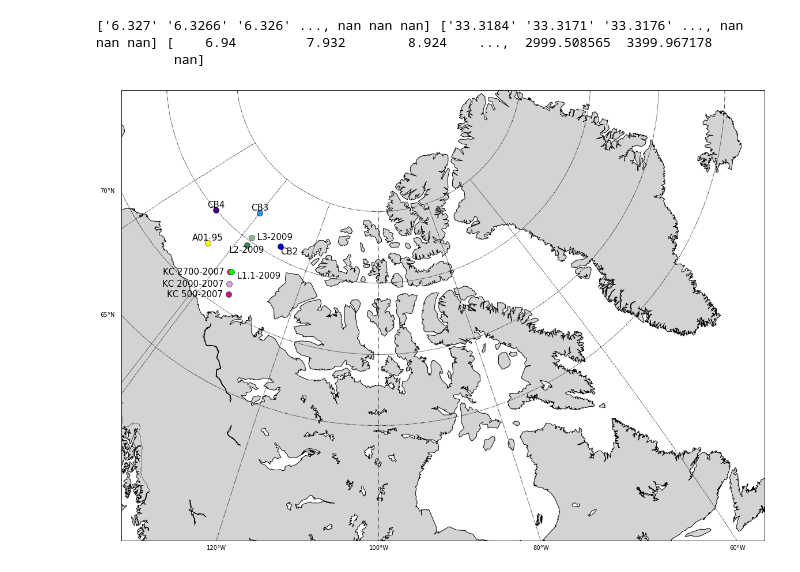
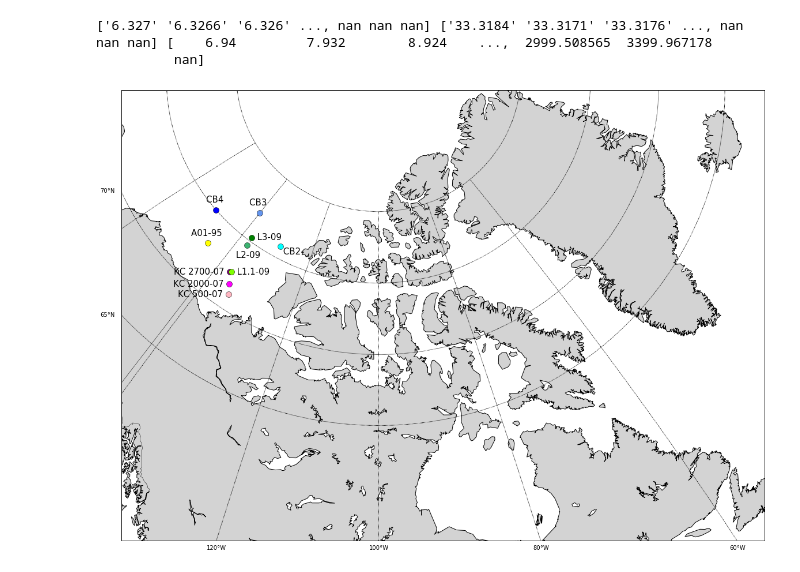
Before and after one commit to UBC-MOAD/analysis-melanie, a Jupyter notebook: notebooks/Geotraces2015data/Geotraces2015data-PaThStations-CBcompar_MAP.ipynb, the cells around one changed output. Saved outputs shown, nothing was run; the diff lists cells and outputs as text; code cells hidden in the pictures.

```diff
--- a/notebooks/Geotraces2015data/Geotraces2015data-PaThStations-CBcompar_MAP.ipynb
+++ b/notebooks/Geotraces2015data/Geotraces2015data-PaThStations-CBcompar_MAP.ipynb
@@ -85,38 +85,40 @@ m.fillcontinents(color='lightgrey')
 m.drawmeridians(np.arange(-160,-50,20), labels=[0,0,0,1])
 m.drawparallels(np.arange(65,85,5), labels=[1,0,0,0])
 
 currentStation=[]
 previousStation=currentStation
 
 for i in range(0,len(data.lon),1):
     longi,lati= m(data.lon[i],data.lat[i])
     if data.Th[i] >= 0:
         # print(data.Station[i])
         currentStation=data.Station[i]
         if currentStation != previousStation:
             previousStation=currentStation
-            for station,C,posH,posV,name in zip(('KC 500-2007', 'KC 2000-2007', 'KC 2700-2007', 'A01-95',
+            for station,name,C,posH,posV in zip(('KC 500-2007', 'KC 2000-2007', 'KC 2700-2007', 'A01-95',
                                                  'L1.1-2009', 'L2-2009','L3-2009','CB2','CB3','CB4'),
-                                                 ('mediumvioletred','plum','deeppink','yellow','lime','seagreen',
-                                                  'darkseagreen','mediumblue','dodgerblue','indigo'),
+                                                ('KC 500-07  ', 'KC 2000-07  ', 'KC 2700-07  ', 'A01-95 \n\n',
+                                                 '  L1.1-09', '\n\n L2-09','  L3-09','\n CB2','CB3 \n\n','CB4 \n\n'),
+                                                ('lightpink','magenta','purple','yellow','chartreuse','mediumseagreen',
+                                                'green','cyan','cornflowerblue','blue'),
                                                  ('right','right','right','center','left','center',
                                                   'left','left','center','center'),
-                                                 ('center','center','center','center','top','center',
-                                                  'center','center','center','center'),
-                                                 (sta[i]+'  ',sta[i]+'  ',sta[i]+'  ',sta[i]+'\n','  '+sta[i],
-                                                  '\n'+sta[i],'  '+sta[i],'\n'+sta[i],sta[i]+'\n',sta[i]+'\n')):
+                                                 ('center','center','center','center','center','center',
+                                                  'center','center','center','center')):
+                                                # (sta[i]+'  ',sta[i]+'  ',sta[i]+'  ',sta[i]+'\n','  '+sta[i],
+                                                #  '\n'+sta[i],'  '+sta[i],'\n'+sta[i],sta[i]+'\n',sta[i]+'\n')):
                 if (currentStation == station):
 
                     plt.plot(longi,lati,'o',markersize=10,color=C)
                     ax.annotate(name,xy=(longi,lati),horizontalalignment=posH,verticalalignment=posV,fontsize=15)
 
 savefig('Figures/PaThStations-CBcompar_Map.pdf',bbox_inches='tight')
 savefig('Figures/PaThStations-CBcompar_Map.png',bbox_inches='tight')
 
 plt.show()
 
 #pl.dump( ax, open('PaThStationsGreyPal_Map.pickle', 'wb'), fix_imports=True )
 
 #cmap = plt.get_cmap('jet')
 # %% [output]
-[figure, old version]
+[figure, new version]
```
Also changed, not shown: 12 other files.
